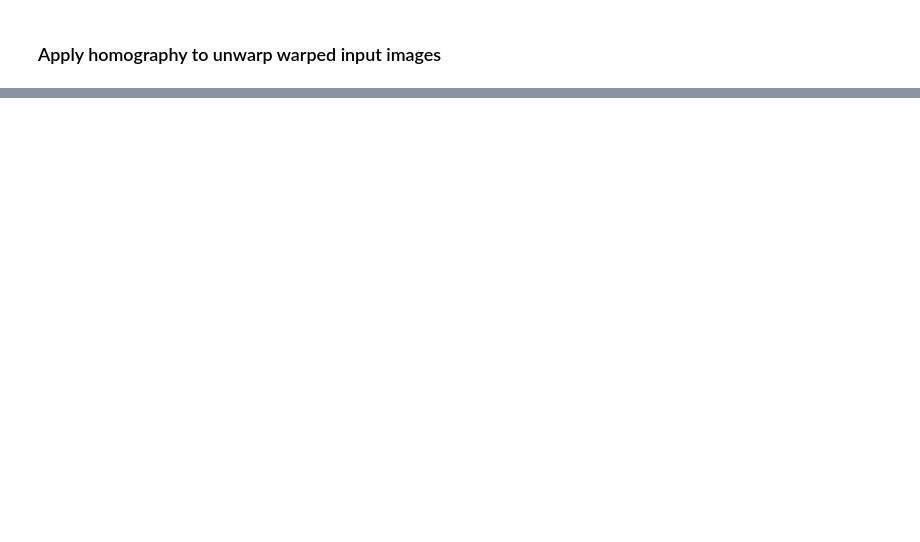
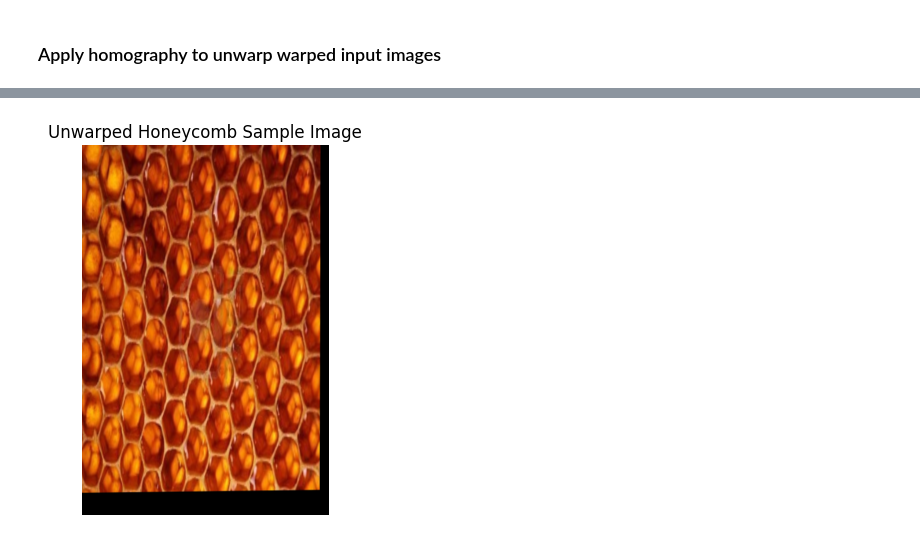
Before and after one commit to connorbuchheit/GAN-Texture-Synthesis, a Jupyter notebook: run_notebook.ipynb, the cells around one changed output, grey strips where cells are left out. Cells and saved outputs as stored; diff of their text form; code cells hidden in the pictures; blank space fills up the shorter version.

```diff
--- a/run_notebook.ipynb
+++ b/run_notebook.ipynb
@@ -45,0 +36,7 @@ error: OpenCV(4.9.0) D:\a\opencv-python\opencv-python\opencv\modules\calib3d\src
+# %%
+plt.imshow(unwarped_img)
+plt.axis('off')
+plt.title('Unwarped Honeycomb Sample Image')
+plt.show()
+# %% [output]
+[figure, added]
```
Also changed, not shown: parts of 3 cells of this notebook.
